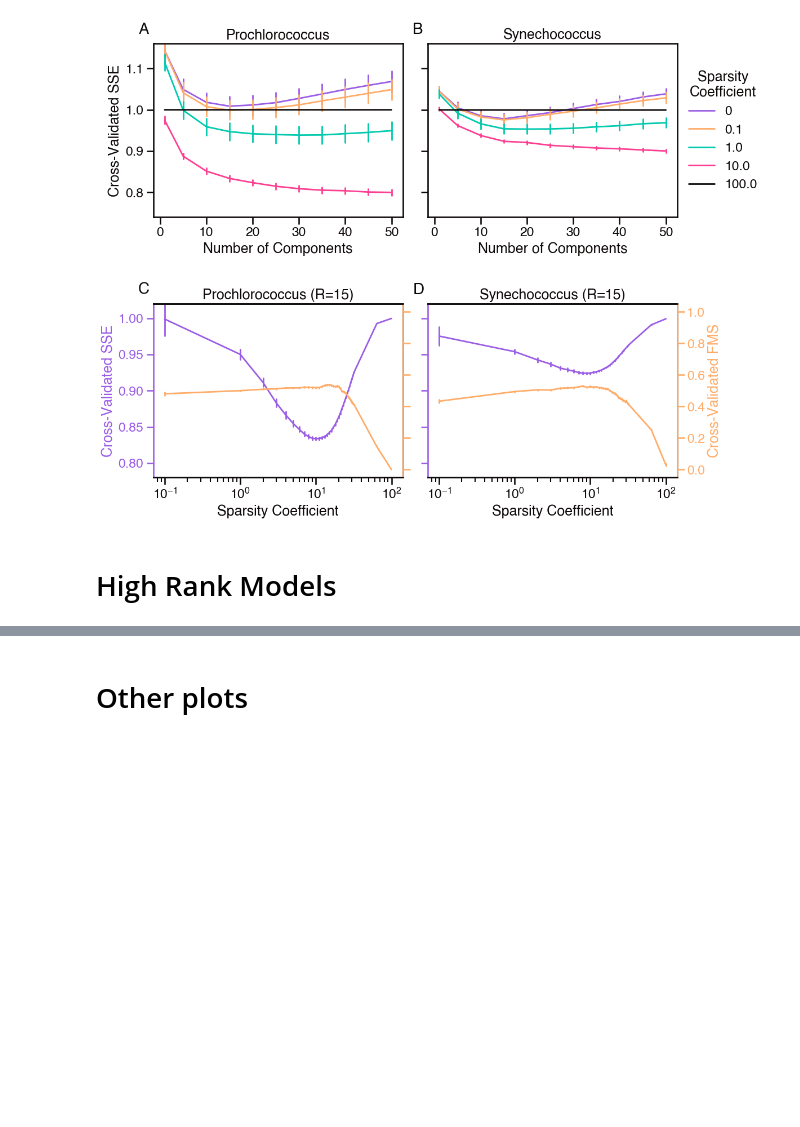
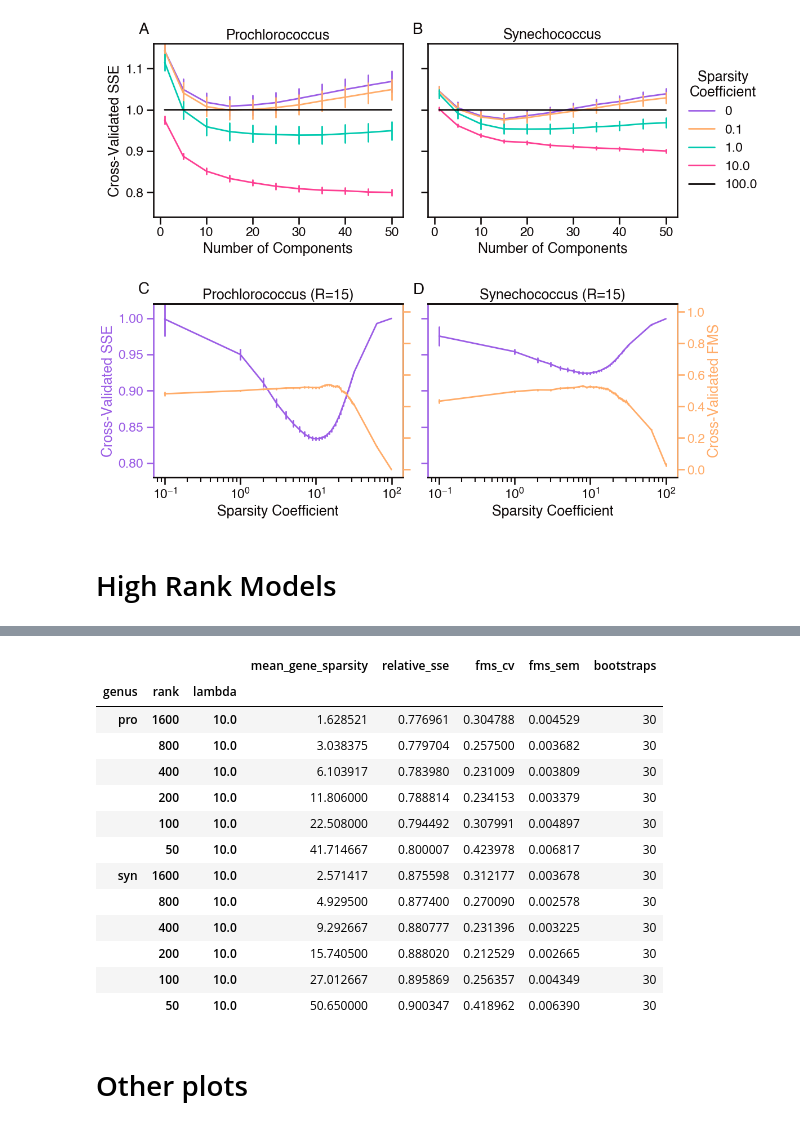
Before and after one commit to blasks/barnacle-manuscript, a Jupyter notebook: analyses/4-fitting/1-cv-data-analysis.ipynb, the cells around one changed output, grey strips where cells are left out. Saved outputs shown, nothing was run; the diff lists cells and outputs as text; code cells hidden in the pictures; blank space fills up the shorter version.

```diff
--- a/analyses/4-fitting/1-cv-data-analysis.ipynb
+++ b/analyses/4-fitting/1-cv-data-analysis.ipynb
@@ -490,3 +490,36 @@ for i, genus in enumerate(['pro', 'syn']):
+# %%
+# look at cross-validated SSE of high-rank models
+
+high_rank_df = results_df[results_df['comparison'] == 'Cross-Validation']
+high_rank_df = high_rank_df[high_rank_df['lambda'].isin([10.0])]
+high_rank_df = high_rank_df[high_rank_df['rank'].ge(50)]
+high_rank_df = high_rank_df.groupby(['genus', 'rank', 'lambda'])[['mean_gene_sparsity', 'relative_sse', 'fms_cv']].agg(
+    mean_gene_sparsity=('mean_gene_sparsity', 'mean'),
+    relative_sse=('relative_sse', 'mean'),
+    fms_cv=('fms_cv', 'mean'),
+    fms_sem=('fms_cv', 'sem'),
+    bootstraps=('fms_cv', 'count')
+).reset_index()
+
+# print dataframe
+high_rank_df.set_index(['genus', 'rank', 'lambda']).sort_values(
+    ['genus', 'relative_sse'], ascending=True
+).head(50)
+# %% [output]
+|  |  |  | mean_gene_sparsity | relative_sse | fms_cv | fms_sem | bootstraps |
+| genus | rank | lambda |  |  |  |  |  |
+| pro | 1600 | 10.0 | 1.628521 | 0.776961 | 0.304788 | 0.004529 | 30 |
+|  | 800 | 10.0 | 3.038375 | 0.779704 | 0.257500 | 0.003682 | 30 |
+|  | 400 | 10.0 | 6.103917 | 0.783980 | 0.231009 | 0.003809 | 30 |
+|  | 200 | 10.0 | 11.806000 | 0.788814 | 0.234153 | 0.003379 | 30 |
+|  | 100 | 10.0 | 22.508000 | 0.794492 | 0.307991 | 0.004897 | 30 |
+|  | 50 | 10.0 | 41.714667 | 0.800007 | 0.423978 | 0.006817 | 30 |
+| syn | 1600 | 10.0 | 2.571417 | 0.875598 | 0.312177 | 0.003678 | 30 |
+|  | 800 | 10.0 | 4.929500 | 0.877400 | 0.270090 | 0.002578 | 30 |
+|  | 400 | 10.0 | 9.292667 | 0.880777 | 0.231396 | 0.003225 | 30 |
+|  | 200 | 10.0 | 15.740500 | 0.888020 | 0.212529 | 0.002665 | 30 |
+|  | 100 | 10.0 | 27.012667 | 0.895869 | 0.256357 | 0.004349 | 30 |
+|  | 50 | 10.0 | 50.650000 | 0.900347 | 0.418962 | 0.006390 | 30 |
 # %% [markdown]
 # Other plots
 # %%
```
Also changed, not shown: parts of 7 cells of this notebook.
